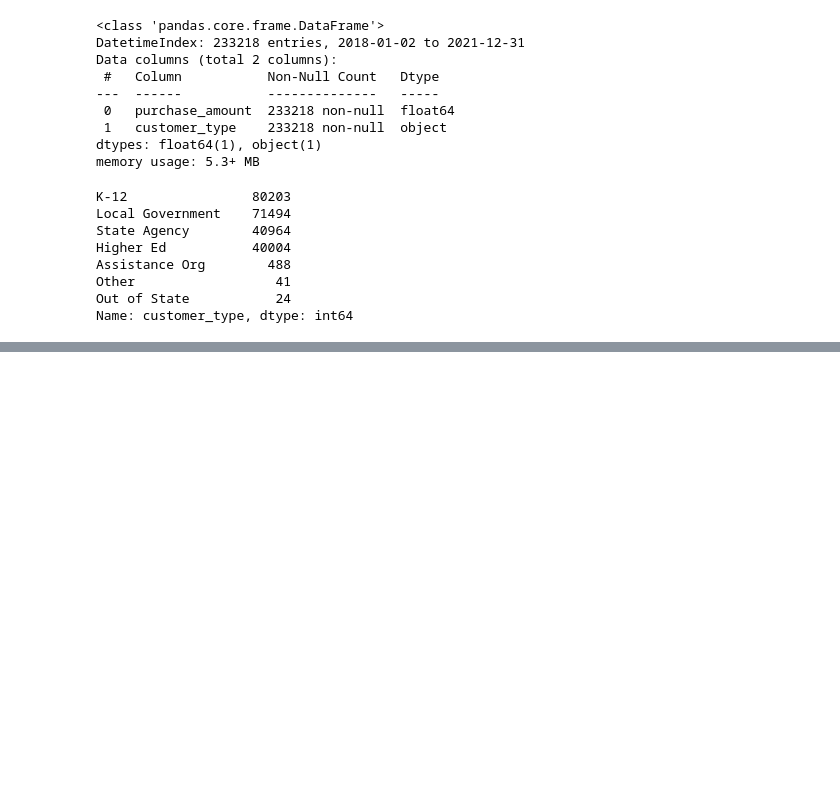
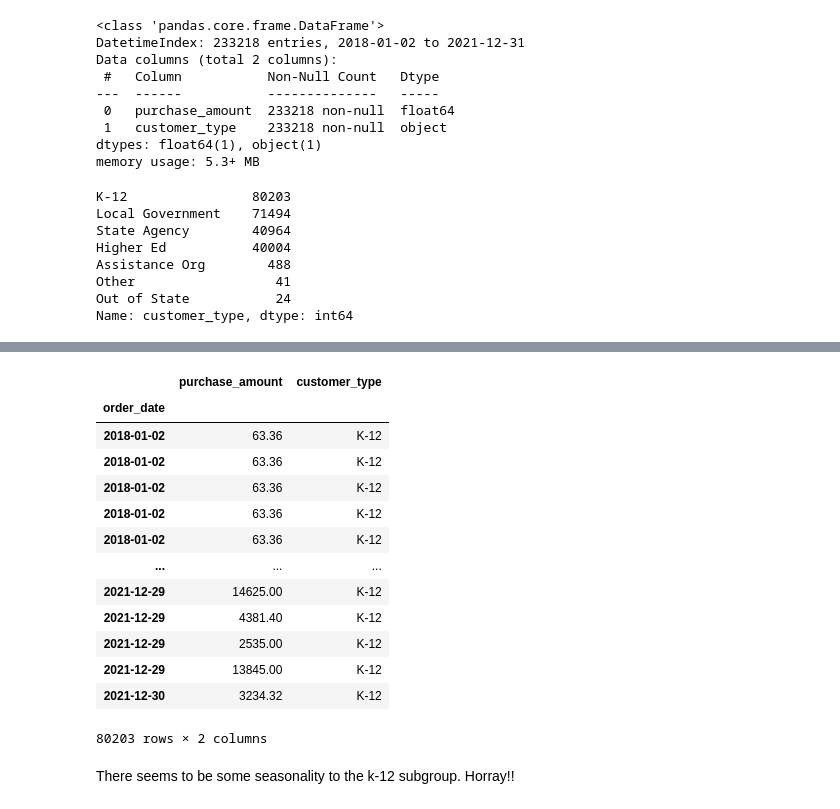
Before and after one commit to The-Real-MVPs/cisco-time-series-analysis, a Jupyter notebook: yvette_ibarra/yvette_workbook.ipynb, the cells around one changed output, grey strips where cells are left out. Drawn from its saved outputs; the diff is of its cells as text; code cells hidden in the pictures; blank space fills up the shorter version.

```diff
--- a/yvette_ibarra/yvette_workbook.ipynb
+++ b/yvette_ibarra/yvette_workbook.ipynb
@@ -486,0 +469,19 @@ There seems to be seasonality by state agency!! yay!
+# %%
+k_12
+# %% [output]
+|  | purchase_amount | customer_type |
+| order_date |  |  |
+| 2018-01-02 | 63.36 | K-12 |
+| 2018-01-02 | 63.36 | K-12 |
+| 2018-01-02 | 63.36 | K-12 |
+| 2018-01-02 | 63.36 | K-12 |
+| 2018-01-02 | 63.36 | K-12 |
+| ... | ... | ... |
+| 2021-12-29 | 14625.00 | K-12 |
+| 2021-12-29 | 4381.40 | K-12 |
+| 2021-12-29 | 2535.00 | K-12 |
+| 2021-12-29 | 13845.00 | K-12 |
+| 2021-12-30 | 3234.32 | K-12 |
+80203 rows × 2 columns
+# %% [markdown]
+There seems to be some seasonality to the k-12 subgroup. Horray!!
```
Also changed, not shown: parts of 70 cells of this notebook.
